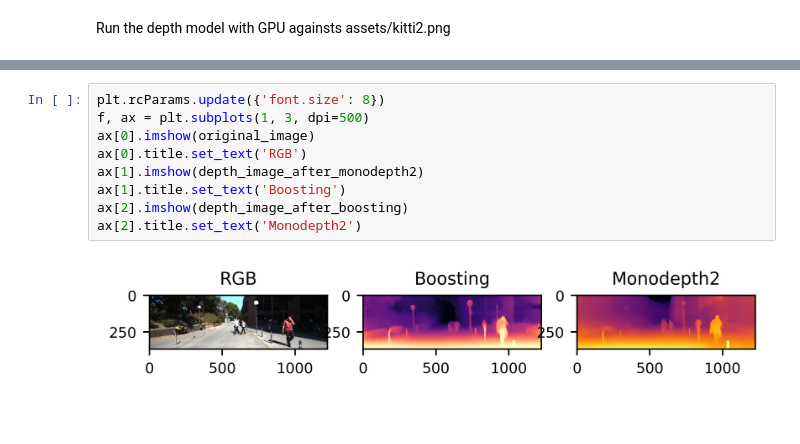
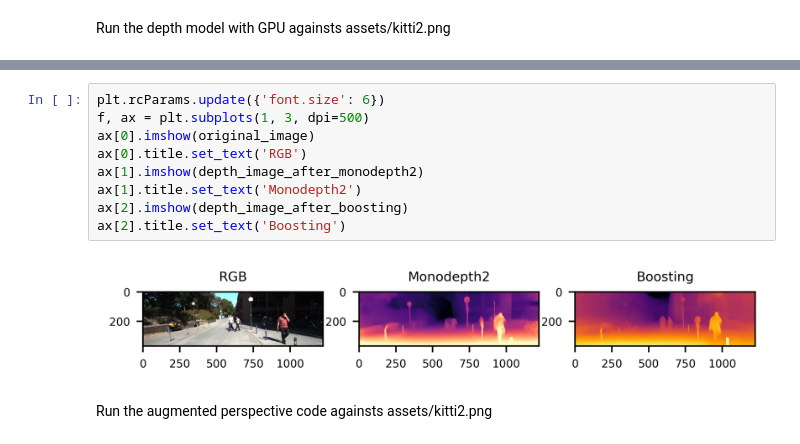
Before and after one commit to hsysuper/augmented-perspective, a Jupyter notebook: AugmentedPerspective.ipynb, the cells around one changed output, grey strips where cells are left out. Drawn from its saved outputs; the diff is of its cells as text; blank space fills up the shorter version.

```diff
--- a/AugmentedPerspective.ipynb
+++ b/AugmentedPerspective.ipynb
@@ -119,11 +118,13 @@ Depth Map Size After Boosting:(370, 1224, 3)
 # %%
-plt.rcParams.update({'font.size': 8})
+plt.rcParams.update({'font.size': 6})
 f, ax = plt.subplots(1, 3, dpi=500)
 ax[0].imshow(original_image)
 ax[0].title.set_text('RGB')
 ax[1].imshow(depth_image_after_monodepth2)
-ax[1].title.set_text('Boosting')
+ax[1].title.set_text('Monodepth2')
 ax[2].imshow(depth_image_after_boosting)
-ax[2].title.set_text('Monodepth2')
+ax[2].title.set_text('Boosting')
 # %% [output]
-[figure, old version]
+[figure, new version]
+# %% [markdown]
+Run the augmented perspective code againsts assets/kitti2.png
```
Also changed, not shown: parts of 4 cells of this notebook, 3 other files.
